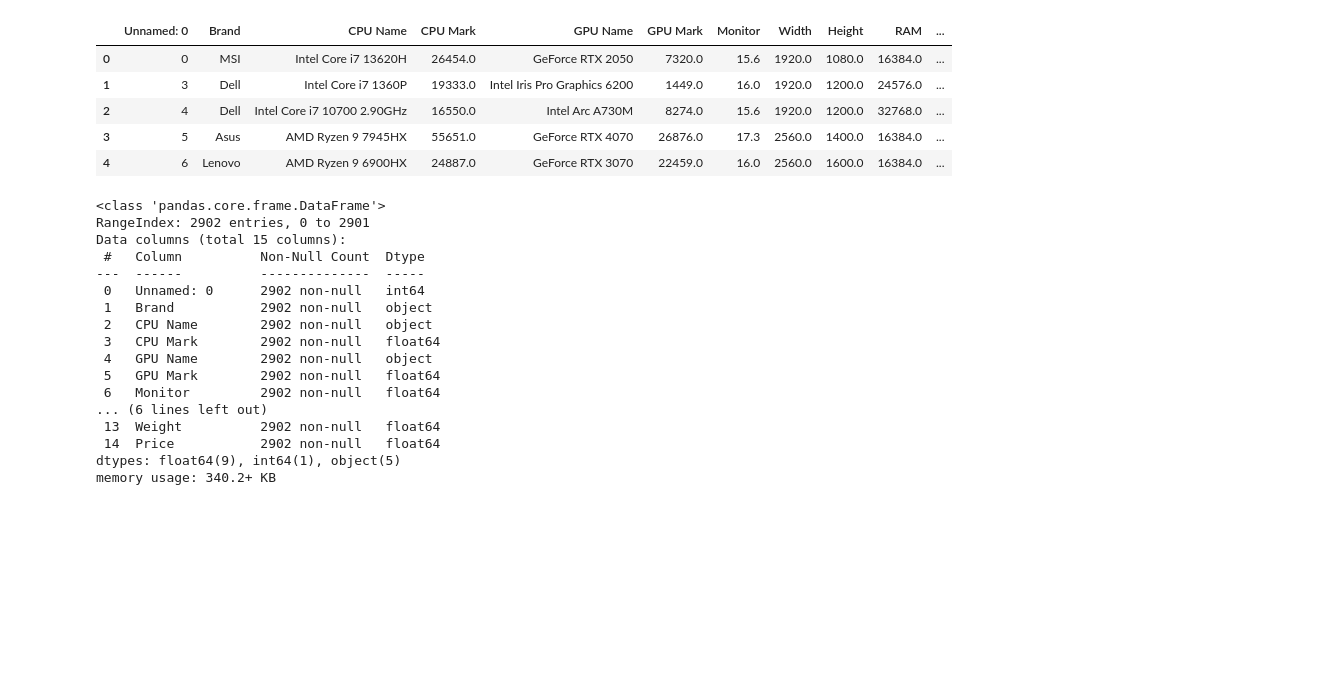
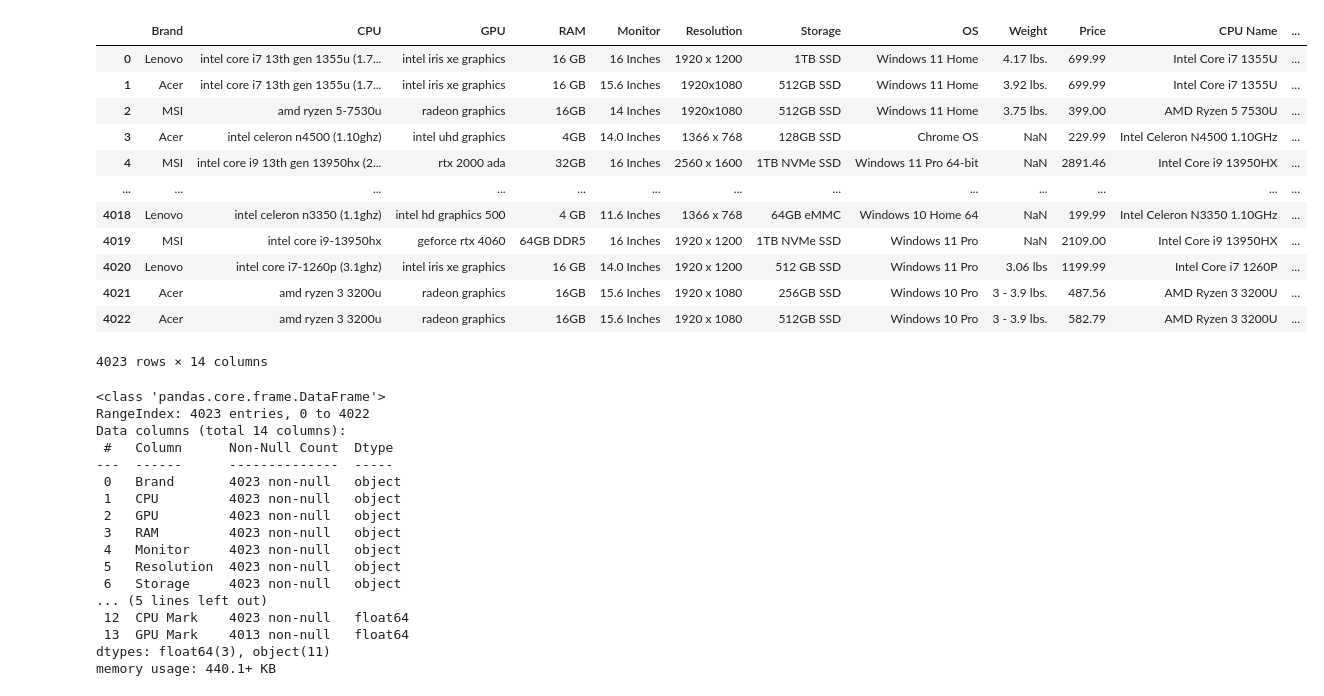
Before and after one commit to dtruong46me/laptop-prices-prediction, a Jupyter notebook: Modeling/svm_knn.ipynb, the cells around one changed output. Cells and saved outputs as stored; diff of their text form; code cells hidden in the pictures; blank space fills up the shorter version.

```diff
--- a/Modeling/svm_knn.ipynb
+++ b/Modeling/svm_knn.ipynb
@@ -7,31 +5,39 @@ from sklearn.svm import LinearSVR
 # %%
-df = pd.read_csv("../data/Processed/missing_value_free.csv")
-df.head()
+df = pd.read_csv("../data/Processed/filtered_mapped_newegg.csv")
+df.drop(df.columns[0], axis=1, inplace=True)
+df
 # %% [output]
-|  | Unnamed: 0 | Brand | CPU Name | CPU Mark | GPU Name | GPU Mark | Monitor | Width | Height | RAM | ... |
-| 0 | 0 | MSI | Intel Core i7 13620H | 26454.0 | GeForce RTX 2050 | 7320.0 | 15.6 | 1920.0 | 1080.0 | 16384.0 | ... |
-| 1 | 3 | Dell | Intel Core i7 1360P | 19333.0 | Intel Iris Pro Graphics 6200 | 1449.0 | 16.0 | 1920.0 | 1200.0 | 24576.0 | ... |
-| 2 | 4 | Dell | Intel Core i7 10700 2.90GHz | 16550.0 | Intel Arc A730M | 8274.0 | 15.6 | 1920.0 | 1200.0 | 32768.0 | ... |
-| 3 | 5 | Asus | AMD Ryzen 9 7945HX | 55651.0 | GeForce RTX 4070 | 26876.0 | 17.3 | 2560.0 | 1400.0 | 16384.0 | ... |
-| 4 | 6 | Lenovo | AMD Ryzen 9 6900HX | 24887.0 | GeForce RTX 3070 | 22459.0 | 16.0 | 2560.0 | 1600.0 | 16384.0 | ... |
+|  | Brand | CPU | GPU | RAM | Monitor | Resolution | Storage | OS | Weight | Price | CPU Name | ... |
+| 0 | Lenovo | intel core i7 13th gen 1355u (1.7... | intel iris xe graphics | 16 GB | 16 Inches | 1920 x 1200 | 1TB SSD | Windows 11 Home | 4.17 lbs. | 699.99 | Intel Core i7 1355U | ... |
+| 1 | Acer | intel core i7 13th gen 1355u (1.7... | intel iris xe graphics | 16 GB | 15.6 Inches | 1920x1080 | 512GB SSD | Windows 11 Home | 3.92 lbs. | 699.99 | Intel Core i7 1355U | ... |
+| 2 | MSI | amd ryzen 5-7530u | radeon graphics | 16GB | 14 Inches | 1920x1080 | 512GB SSD | Windows 11 Home | 3.75 lbs. | 399.00 | AMD Ryzen 5 7530U | ... |
+| 3 | Acer | intel celeron n4500 (1.10ghz) | intel uhd graphics | 4GB | 14.0 Inches | 1366 x 768 | 128GB SSD | Chrome OS | NaN | 229.99 | Intel Celeron N4500 1.10GHz | ... |
+| 4 | MSI | intel core i9 13th gen 13950hx (2... | rtx 2000 ada | 32GB | 16 Inches | 2560 x 1600 | 1TB NVMe SSD | Windows 11 Pro 64-bit | NaN | 2891.46 | Intel Core i9 13950HX | ... |
+| ... | ... | ... | ... | ... | ... | ... | ... | ... | ... | ... | ... | ... |
+| 4018 | Lenovo | intel celeron n3350 (1.1ghz) | intel hd graphics 500 | 4 GB | 11.6 Inches | 1366 x 768 | 64GB eMMC | Windows 10 Home 64 | NaN | 199.99 | Intel Celeron N3350 1.10GHz | ... |
+| 4019 | MSI | intel core i9-13950hx | geforce rtx 4060 | 64GB DDR5 | 16 Inches | 1920 x 1200 | 1TB NVMe SSD | Windows 11 Pro | NaN | 2109.00 | Intel Core i9 13950HX | ... |
+| 4020 | Lenovo | intel core i7-1260p (3.1ghz) | intel iris xe graphics | 16 GB | 14.0 Inches | 1920 x 1200 | 512 GB SSD | Windows 11 Pro | 3.06 lbs | 1199.99 | Intel Core i7 1260P | ... |
+| 4021 | Acer | amd ryzen 3 3200u | radeon graphics | 16GB | 15.6 Inches | 1920 x 1080 | 256GB SSD | Windows 10 Pro | 3 - 3.9 lbs. | 487.56 | AMD Ryzen 3 3200U | ... |
+| 4022 | Acer | amd ryzen 3 3200u | radeon graphics | 16GB | 15.6 Inches | 1920 x 1080 | 512GB SSD | Windows 10 Pro | 3 - 3.9 lbs. | 582.79 | AMD Ryzen 3 3200U | ... |
+4023 rows × 14 columns
 # %%
 df.info()
 # %% [output]
 <class 'pandas.core.frame.DataFrame'>
-RangeIndex: 2902 entries, 0 to 2901
-Data columns (total 15 columns):
- #   Column          Non-Null Count  Dtype
----  ------          --------------  -----
- 0   Unnamed: 0      2902 non-null   int64
- 1   Brand           2902 non-null   object
- 2   CPU Name        2902 non-null   object
- 3   CPU Mark        2902 non-null   float64
- 4   GPU Name        2902 non-null   object
- 5   GPU Mark        2902 non-null   float64
- 6   Monitor         2902 non-null   float64
-... (6 lines left out)
- 13  Weight          2902 non-null   float64
- 14  Price           2902 non-null   float64
-dtypes: float64(9), int64(1), object(5)
-memory usage: 340.2+ KB
+RangeIndex: 4023 entries, 0 to 4022
+Data columns (total 14 columns):
+ #   Column      Non-Null Count  Dtype
+---  ------      --------------  -----
+ 0   Brand       4023 non-null   object
+ 1   CPU         4023 non-null   object
+ 2   GPU         4023 non-null   object
+ 3   RAM         4023 non-null   object
+ 4   Monitor     4023 non-null   object
+ 5   Resolution  4023 non-null   object
+ 6   Storage     4023 non-null   object
+... (5 lines left out)
+ 12  CPU Mark    4023 non-null   float64
+ 13  GPU Mark    4013 non-null   float64
+dtypes: float64(3), object(11)
+memory usage: 440.1+ KB
 # %%
```
Also changed, not shown: parts of 48 cells of this notebook, 1 other file.
